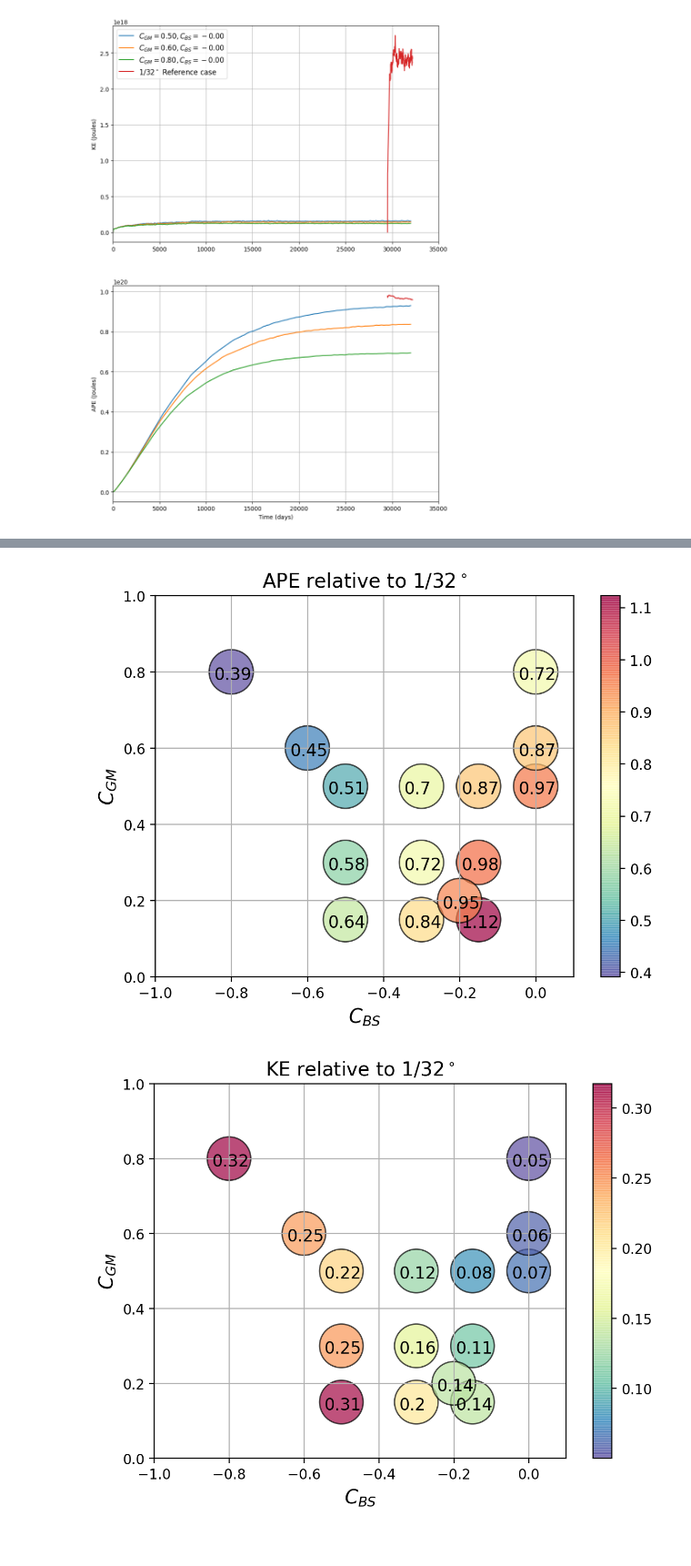
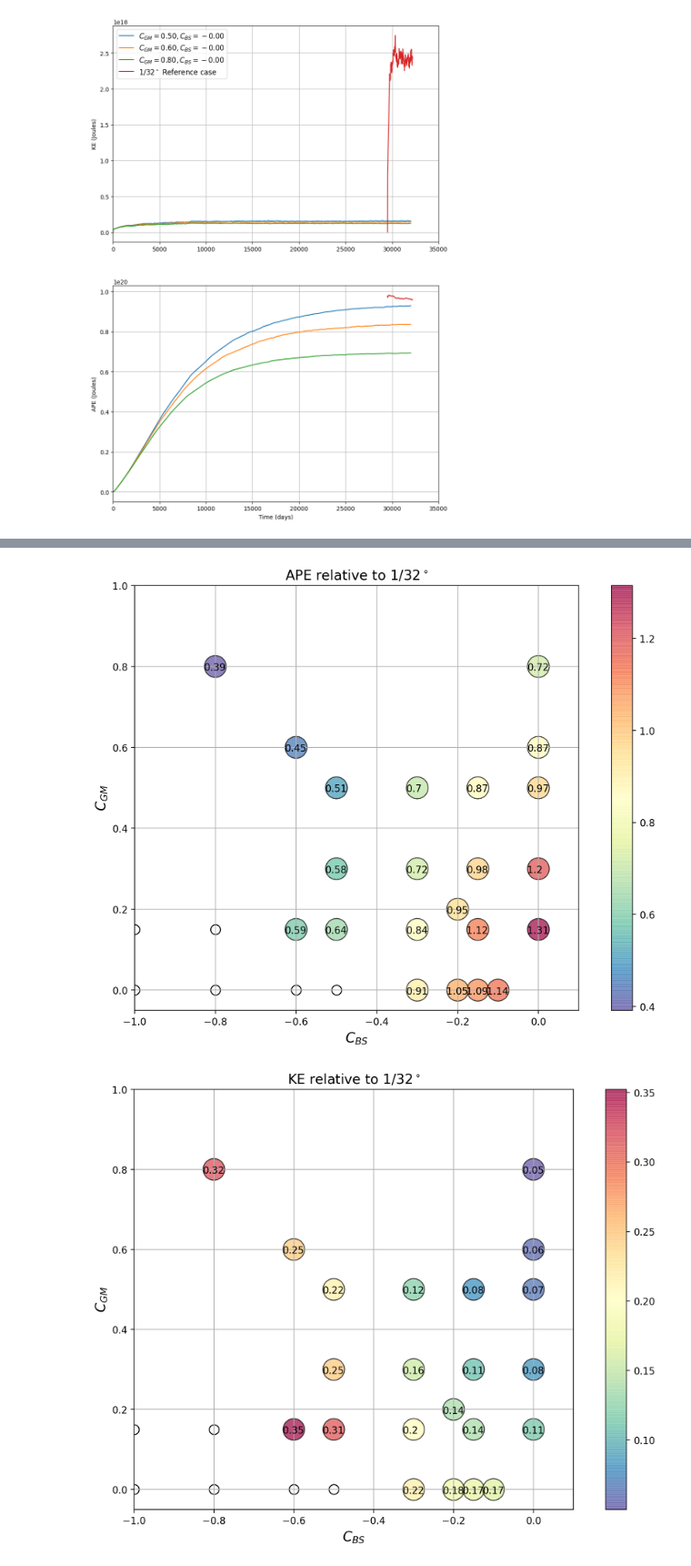
Before and after one commit to ElizabethYankovsky/Neverworld2-Analysis, a Jupyter notebook: Parameterized_runs_analysis/Timeseries.ipynb, the cells around one changed output, grey strips where cells are left out. Shown: that part at 91% size. Drawn from its saved outputs; the diff is of its cells as text; code cells hidden in the pictures.

```diff
--- a/Parameterized_runs_analysis/Timeseries.ipynb
+++ b/Parameterized_runs_analysis/Timeseries.ipynb
@@ -203,15 +244,20 @@ plt.xlabel('Time (days)')
 Text(0.5, 0, 'Time (days)')
 [figure]
 # %%
-CBS = [-.15, -.15, -.15, -.30, -.50, -.30, -.50, 0., 0., 0., -.30, -.50, -.60, -.80, -.20]
-CGM = [.15, .30, .50, .15, .15, .30, .50, .50, .60, .80, .50, .30, .60, .80, .20]
-KE = [os0.KE.sum(axis=1)[-100:].mean('Time'), os1.KE.sum(axis=1)[-100:].mean('Time'), os2.KE.sum(axis=1)[-100:].mean('Time'), os3.KE.sum(axis=1)[-100:].mean('Time'), os4.KE.sum(axis=1)[-100:].mean('Time'), os5.KE.sum(axis=1)[-100:].mean('Time'),
-      os6.KE.sum(axis=1)[-100:].mean('Time'), os7.KE.sum(axis=1)[-100:].mean('Time'), os8.KE.sum(axis=1)[-100:].mean('Time'), os9.KE.sum(axis=1)[-100:].mean('Time'), os10.KE.sum(axis=1)[-100:].mean('Time'), os11.KE.sum(axis=1)[-100:].mean('Time'),
-      os12.KE.sum(axis=1)[-100:].mean('Time'), os13.KE.sum(axis=1)[-100:].mean('Time'), os14.KE.sum(axis=1)[-100:].mean('Time')]/(oshr.KE.sum(axis=1)[-100:].mean('Time').values)
+CBS = [-.15, -.15, -.15, -.30, -.50, -.30, -.50, 0., 0., 0., -.30, -.50, -.60, -.80, -.20, -0.15, -0.3, -0.6, 0, 0, -0.1, -0.2]
+CGM = [.15, .30, .50, .15, .15, .30, .50, .50, .60, .80, .50, .30, .60, .80, .20, 0, 0, .15, .15, .3, 0, 0]
 
-APE = [os0.APE.sum(axis=1)[-100:].mean('Time'), os1.APE.sum(axis=1)[-100:].mean('Time'), os2.APE.sum(axis=1)[-100:].mean('Time'), os3.APE.sum(axis=1)[-100:].mean('Time'), os4.APE.sum(axis=1)[-100:].mean('Time'), os5.APE.sum(axis=1)[-100:].mean('Time'),
-      os6.APE.sum(axis=1)[-100:].mean('Time'), os7.APE.sum(axis=1)[-100:].mean('Time'), os8.APE.sum(axis=1)[-100:].mean('Time'), os9.APE.sum(axis=1)[-100:].mean('Time'), os10.APE.sum(axis=1)[-100:].mean('Time'), os11.APE.sum(axis=1)[-100:].mean('Time'),
-      os12.APE.sum(axis=1)[-100:].mean('Time'), os13.APE.sum(axis=1)[-100:].mean('Time'), os14.APE.sum(axis=1)[-100:].mean('Time')]/(oshr.APE.sum(axis=1)[-100:].mean('Time').values)
+KE = [os0.KE.sum(axis=1)[-100:].mean('Time'),  os1.KE.sum(axis=1)[-100:].mean('Time'),  os2.KE.sum(axis=1)[-100:].mean('Time'),  os3.KE.sum(axis=1)[-100:].mean('Time'),  os4.KE.sum(axis=1)[-100:].mean('Time'),  os5.KE.sum(axis=1)[-100:].mean('Time'),
+      os6.KE.sum(axis=1)[-100:].mean('Time'),  os7.KE.sum(axis=1)[-100:].mean('Time'),  os8.KE.sum(axis=1)[-100:].mean('Time'),  os9.KE.sum(axis=1)[-100:].mean('Time'),  os10.KE.sum(axis=1)[-100:].mean('Time'), os11.KE.sum(axis=1)[-100:].mean('Time'),
+      os12.KE.sum(axis=1)[-100:].mean('Time'), os13.KE.sum(axis=1)[-100:].mean('Time'), os14.KE.sum(axis=1)[-100:].mean('Time'), os15.KE.sum(axis=1)[-100:].mean('Time'), os16.KE.sum(axis=1)[-100:].mean('Time'), os21.KE.sum(axis=1)[-100:].mean('Time'),
+      os24.KE.sum(axis=1)[-100:].mean('Time'), os25.KE.sum(axis=1)[-100:].mean('Time'), os26.KE.sum(axis=1)[-100:].mean('Time'), os27.KE.sum(axis=1)[-100:].mean('Time')]/(oshr.KE.sum(axis=1)[-100:].mean('Time').values)
+
+APE = [os0.APE.sum(axis=1)[-100:].mean('Time'),  os1.APE.sum(axis=1)[-100:].mean('Time'),  os2.APE.sum(axis=1)[-100:].mean('Time'),  os3.APE.sum(axis=1)[-100:].mean('Time'),  os4.APE.sum(axis=1)[-100:].mean('Time'),  os5.APE.sum(axis=1)[-100:].mean('Time'),
+       os6.APE.sum(axis=1)[-100:].mean('Time'),  os7.APE.sum(axis=1)[-100:].mean('Time'),  os8.APE.sum(axis=1)[-100:].mean('Time'),  os9.APE.sum(axis=1)[-100:].mean('Time'),  os10.APE.sum(axis=1)[-100:].mean('Time'), os11.APE.sum(axis=1)[-100:].mean('Time'),
+       os12.APE.sum(axis=1)[-100:].mean('Time'), os13.APE.sum(axis=1)[-100:].mean('Time'), os14.APE.sum(axis=1)[-100:].mean('Time'), os15.APE.sum(axis=1)[-100:].mean('Time'), os16.APE.sum(axis=1)[-100:].mean('Time'), os21.APE.sum(axis=1)[-100:].mean('Time'),
+       os24.APE.sum(axis=1)[-100:].mean('Time'), os25.APE.sum(axis=1)[-100:].mean('Time'), os26.APE.sum(axis=1)[-100:].mean('Time'), os27.APE.sum(axis=1)[-100:].mean('Time')]/(oshr.APE.sum(axis=1)[-100:].mean('Time').values)
+CBS_failed  = [-0.5, -0.6, -0.8, -1., -0.8, -1.]
+CGM_failed = [0,     0,    0,    0,    .15, .15]
 # %%
 APE
 # %% [output]
@@ -227,34 +277,36 @@ array([0.13854201, 0.10752963, 0.0816183 , 0.20381698, 0.31358237,
 # %%
-
-fig = plt.figure(figsize=(7,5),dpi=200)
+fig = plt.figure(figsize=(12,8),dpi=200)
 ax = fig.add_subplot(111)
 
-plt.scatter(CBS,CGM,s=1000, c=APE,cmap='Spectral_r',edgecolors='k',alpha=0.7)
+plt.scatter(CBS_failed,CGM_failed,s=100,color='w',edgecolors='k')
+
+plt.scatter(CBS,CGM,s=500, c=APE,cmap='Spectral_r',edgecolors='k',alpha=0.7)
 for i, label in enumerate(APE):
-    plt.annotate(APE[i].round(2),(CBS[i]-0.045, CGM[i]-0.02),color='k',fontsize=12)
+    plt.annotate(APE[i].round(2),(CBS[i]-0.028, CGM[i]-0.01),color='k',fontsize=10)
 
-plt.xlim([-1,.1]); plt.ylim([-0,1])
+plt.xlim([-1.,.1]); plt.ylim([-0.05,1])
 plt.xlabel('$C_{BS}$',fontsize=14)
 plt.ylabel('$C_{GM}$',fontsize=14)
 plt.title('APE relative to 1/32$^\circ$',fontsize=14)
 ax.set_aspect('equal', 'box')
 plt.colorbar(); plt.grid()
 # %% [output]
-[figure, old version]
+[figure, new version]
 # %%
-
-fig = plt.figure(figsize=(7,5),dpi=200)
+fig = plt.figure(figsize=(12,8),dpi=200)
 ax = fig.add_subplot(111)
 
-plt.scatter(CBS,CGM,s=1000, c=KE,cmap='Spectral_r',edgecolors='k',alpha=0.7)
+plt.scatter(CBS_failed,CGM_failed,s=100,color='w',edgecolors='k')
+
+plt.scatter(CBS,CGM,s=500, c=KE,cmap='Spectral_r',edgecolors='k',alpha=0.7)
 for i, label in enumerate(KE):
-    plt.annotate(KE[i].round(2),(CBS[i]-0.045, CGM[i]-0.02),color='k',fontsize=12)
+    plt.annotate(KE[i].round(2),(CBS[i]-0.028, CGM[i]-0.01),color='k',fontsize=10)
 
-plt.xlim([-1,.1]); plt.ylim([-0,1])
+plt.xlim([-1.,.1]); plt.ylim([-0.05,1])
 plt.xlabel('$C_{BS}$',fontsize=14)
 plt.ylabel('$C_{GM}$',fontsize=14)
 plt.title('KE relative to 1/32$^\circ$',fontsize=14)
 ax.set_aspect('equal', 'box')
 plt.colorbar(); plt.grid()
 # %% [output]
-[figure, old version]
+[figure, new version]
```
Also changed, not shown: parts of 3 cells of this notebook, 6 other files.
